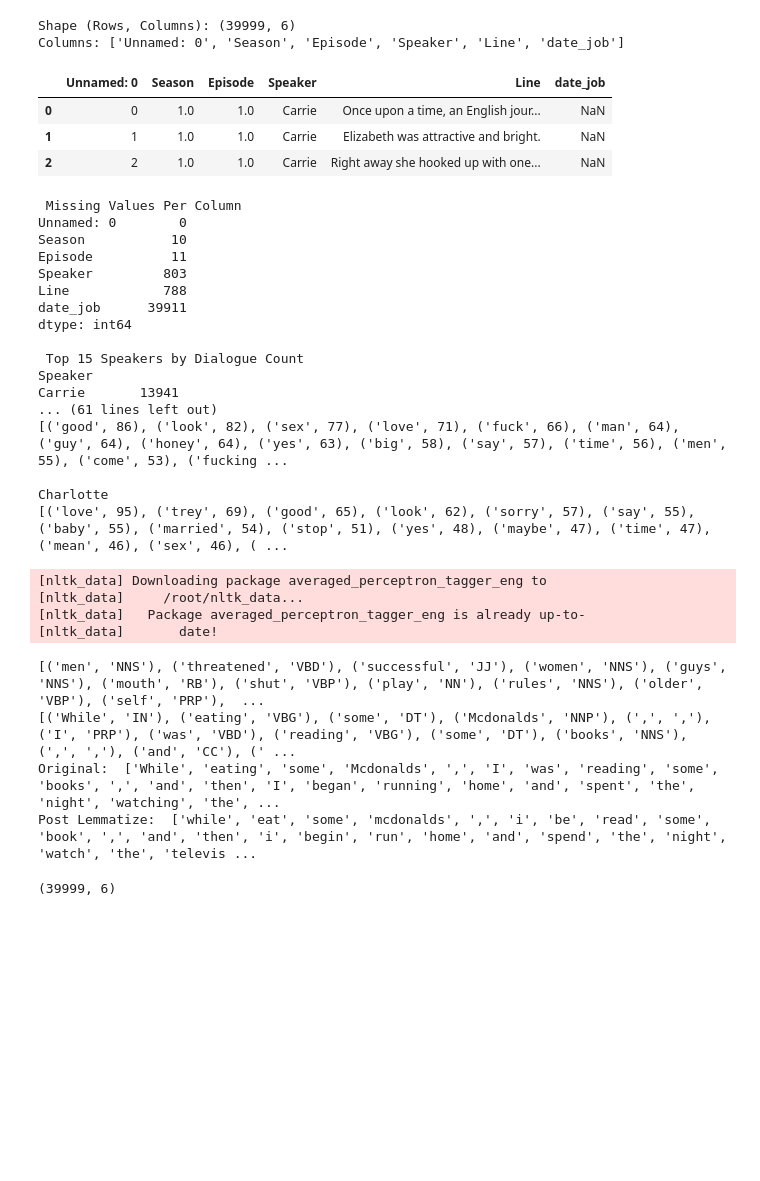
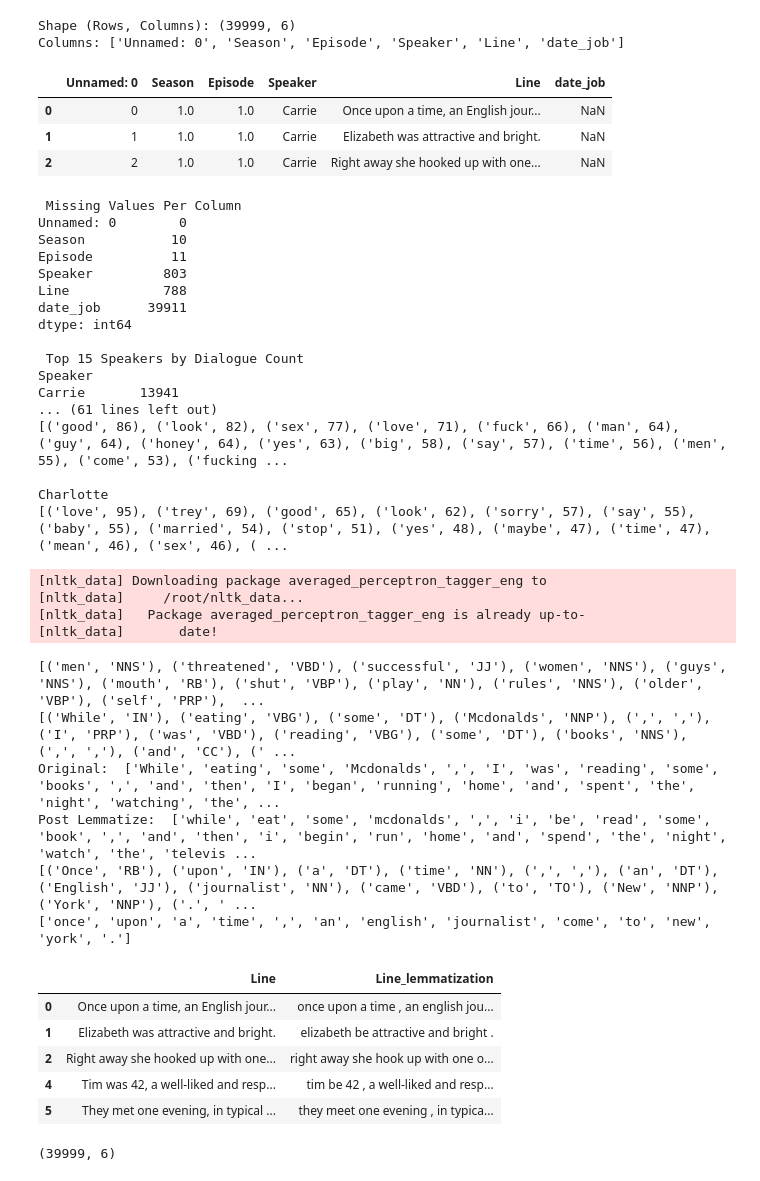
Before and after one commit to hermela-tt/SATC_Dialogue_Analytics, a Jupyter notebook: SATC_Dialogue_Analytics.ipynb, the cells around one changed output. Drawn from its saved outputs; the diff is of its cells as text; code cells hidden in the pictures; blank space fills up the shorter version.

Commit message:
Created new copy of dataframe with NLP (lemmatization and POS application)

```diff
--- a/SATC_Dialogue_Analytics.ipynb
+++ b/SATC_Dialogue_Analytics.ipynb
@@ -306,38 +306,84 @@ print("Original: ", words)
 print("Post Lemmatize: ", lemmas)
 
 # COMMIT - DID NLP, LEMMATIZER ON TEST SENTENCE FOR POS TAGGING
+
+#begin impkmenting lemmization, POS for real clean datset
+
+#another test on real first line
+#call it, select it as a test, split into indivdual words, label each word (POS tagging), print
+df_main["Line"].iloc[0]
+test_line = df_main["Line"].iloc[0]
+words = word_tokenize(test_line)
+tagged = pos_tag(words)
+print(tagged)
+
+wordnet_words = [
+    lemmatizer.lemmatize(word.lower(), get_wordnet_pos(tag))
+    for word, tag in tagged
+]
+print(wordnet_words)
+
+# after successfyl tests, copied dataset for application of lemmization
+df_nlp = df_main.copy()
+
+def lemmatize(text):
+  words = word_tokenize(text)
+  tagged = pos_tag(words)
+  lemmas = [
+      lemmatizer.lemmatize(word.lower(), get_wordnet_pos(tag))
+      for word, tag in tagged
+  ]
+  return " ".join(lemmas)
+
+#df_nlp["Line_lemmatization"] = df_nlp["Line"].apply(lemmatize)
+#df_nlp[["Line", "Line_lemmatization"]].head()
+
+#made new dataset from copied preivosly cleaned dataset, this new dataframe - df_nlp - includes lemmatization and POS reversion
+df_nlp = df_main.copy()
+df_nlp["Line_lemmatization"] =df_nlp["Line"].apply(lemmatize)
+df_nlp[["Line", "Line_lemmatization"]].head()
+
+# COMMIT - MADE NEW DATAFRAME, NLP DATASET, APPLIED POS, LEMMATIZATION TO CLEANED TEXT
 # %% [output]
 Shape (Rows, Columns): (39999, 6)
 Columns: ['Unnamed: 0', 'Season', 'Episode', 'Speaker', 'Line', 'date_job']
 |  | Unnamed: 0 | Season | Episode | Speaker | Line | date_job |
 | 0 | 0 | 1.0 | 1.0 | Carrie | Once upon a time, an English jour... | NaN |
 | 1 | 1 | 1.0 | 1.0 | Carrie | Elizabeth was attractive and bright. | NaN |
 | 2 | 2 | 1.0 | 1.0 | Carrie | Right away she hooked up with one... | NaN |
  Missing Values Per Column
 Unnamed: 0        0
 Season           10
 Episode          11
 Speaker         803
 Line            788
 date_job      39911
 dtype: int64
 
  Top 15 Speakers by Dialogue Count
 Speaker
 Carrie       13941
 ... (61 lines left out)
 [('good', 86), ('look', 82), ('sex', 77), ('love', 71), ('fuck', 66), ('man', 64), ('guy', 64), ('honey', 64), ('yes', 63), ('big', 58), ('say', 57), ('time', 56), ('men', 55), ('come', 53), ('fucking ...
 
 Charlotte
 [('love', 95), ('trey', 69), ('good', 65), ('look', 62), ('sorry', 57), ('say', 55), ('baby', 55), ('married', 54), ('stop', 51), ('yes', 48), ('maybe', 47), ('time', 47), ('mean', 46), ('sex', 46), ( ...
 [nltk_data] Downloading package averaged_perceptron_tagger_eng to
 [nltk_data]     /root/nltk_data...
 [nltk_data]   Package averaged_perceptron_tagger_eng is already up-to-
 [nltk_data]       date!
 [('men', 'NNS'), ('threatened', 'VBD'), ('successful', 'JJ'), ('women', 'NNS'), ('guys', 'NNS'), ('mouth', 'RB'), ('shut', 'VBP'), ('play', 'NN'), ('rules', 'NNS'), ('older', 'VBP'), ('self', 'PRP'),  ...
 [('While', 'IN'), ('eating', 'VBG'), ('some', 'DT'), ('Mcdonalds', 'NNP'), (',', ','), ('I', 'PRP'), ('was', 'VBD'), ('reading', 'VBG'), ('some', 'DT'), ('books', 'NNS'), (',', ','), ('and', 'CC'), (' ...
 Original:  ['While', 'eating', 'some', 'Mcdonalds', ',', 'I', 'was', 'reading', 'some', 'books', ',', 'and', 'then', 'I', 'began', 'running', 'home', 'and', 'spent', 'the', 'night', 'watching', 'the', ...
 Post Lemmatize:  ['while', 'eat', 'some', 'mcdonalds', ',', 'i', 'be', 'read', 'some', 'book', ',', 'and', 'then', 'i', 'begin', 'run', 'home', 'and', 'spend', 'the', 'night', 'watch', 'the', 'televis ...
+[('Once', 'RB'), ('upon', 'IN'), ('a', 'DT'), ('time', 'NN'), (',', ','), ('an', 'DT'), ('English', 'JJ'), ('journalist', 'NN'), ('came', 'VBD'), ('to', 'TO'), ('New', 'NNP'), ('York', 'NNP'), ('.', ' ...
+['once', 'upon', 'a', 'time', ',', 'an', 'english', 'journalist', 'come', 'to', 'new', 'york', '.']
+|  | Line | Line_lemmatization |
+| 0 | Once upon a time, an English jour... | once upon a time , an english jou... |
+| 1 | Elizabeth was attractive and bright. | elizabeth be attractive and bright . |
+| 2 | Right away she hooked up with one... | right away she hook up with one o... |
+| 4 | Tim was 42, a well-liked and resp... | tim be 42 , a well-liked and resp... |
+| 5 | They met one evening, in typical ... | they meet one evening , in typica... |
 # %%
 import pandas as pd
 
```
